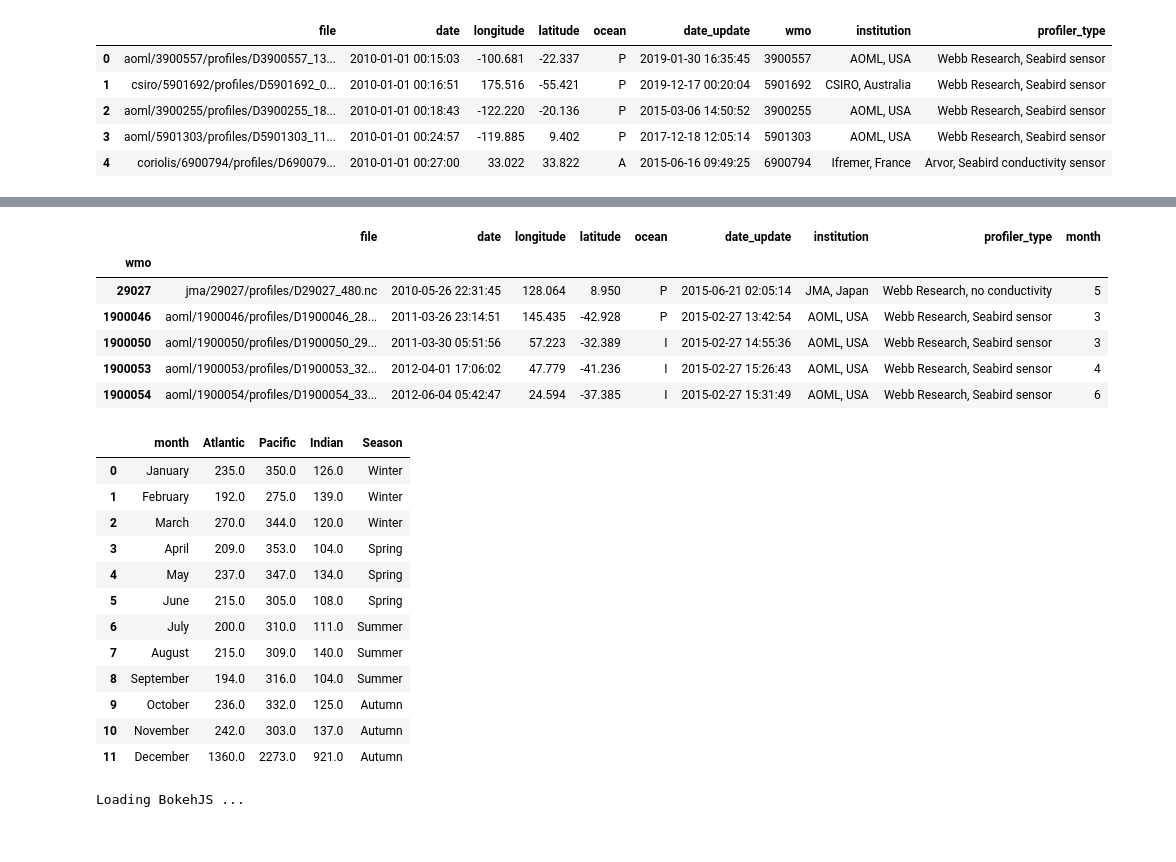
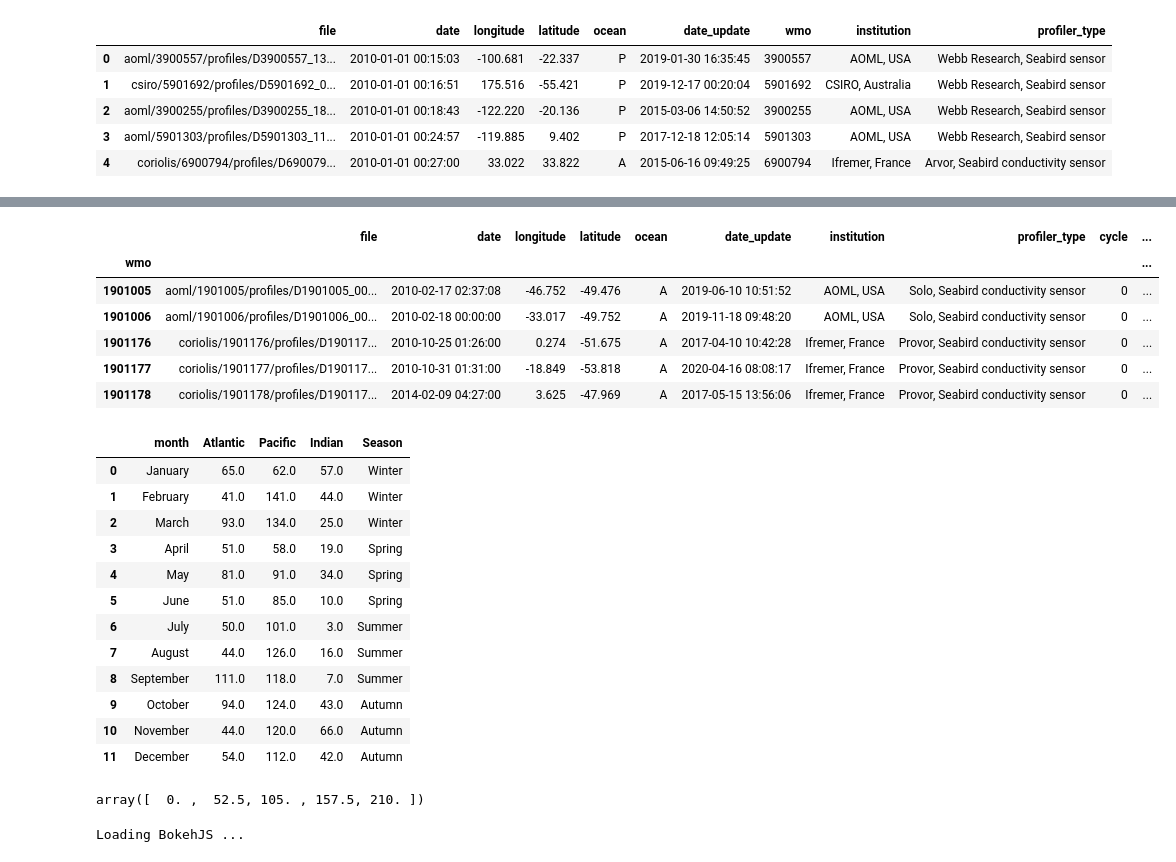
Before and after one commit to quai20/DataViz, a Jupyter notebook: argopy_monthly_dist.ipynb, the cells around one changed output, grey strips where cells are left out. Saved outputs shown, nothing was run; the diff lists cells and outputs as text; code cells hidden in the pictures.

Commit message:
argopy + bokeh monthly dist

```diff
--- a/argopy_monthly_dist.ipynb
+++ b/argopy_monthly_dist.ipynb
@@ -3,7 +3,7 @@ from argopy import IndexFetcher as ArgoIndexFetcher
 import pandas as pd
 import numpy as np
 
-index_loader = ArgoIndexFetcher()
+index_loader = ArgoIndexFetcher(cache=True)
 df=index_loader.region([-180,180,-90.,90.,'2010-01-01','2019-12-31']).to_dataframe()
 df.head()
 # %% [output]
@@ -13,3 +13,11 @@ df.head()
 | 2 | aoml/3900255/profiles/D3900255_18... | 2010-01-01 00:18:43 | -122.220 | -20.136 | P | 2015-03-06 14:50:52 | 3900255 | AOML, USA | Webb Research, Seabird sensor |
 | 3 | aoml/5901303/profiles/D5901303_11... | 2010-01-01 00:24:57 | -119.885 | 9.402 | P | 2017-12-18 12:05:14 | 5901303 | AOML, USA | Webb Research, Seabird sensor |
 | 4 | coriolis/6900794/profiles/D690079... | 2010-01-01 00:27:00 | 33.022 | 33.822 | A | 2015-06-16 09:49:25 | 6900794 | Ifremer, France | Arvor, Seabird conductivity sensor |
+# %%
+#extract cycle
+import re
+df['cycle']=df.file.apply(lambda x: int(re.split(r'[.D]',re.split('_',x)[1])[0]))
+#extract months
+months=pd.to_datetime(df.date.values).month
+df['month']=months
+df.head()
@@ -16,17 +31,14 @@ df.head()
 # %%
-ldat=df.groupby('wmo').last()
-#extract months
-months=pd.to_datetime(ldat.date.values).month
-ldat['month']=months
+ldat=df.query('cycle == 0').groupby('wmo').last()
 ldat.head(5)
 # %% [output]
-|  | file | date | longitude | latitude | ocean | date_update | institution | profiler_type | month |
-| wmo |  |  |  |  |  |  |  |  |  |
-| 29027 | jma/29027/profiles/D29027_480.nc | 2010-05-26 22:31:45 | 128.064 | 8.950 | P | 2015-06-21 02:05:14 | JMA, Japan | Webb Research, no conductivity | 5 |
-| 1900046 | aoml/1900046/profiles/D1900046_28... | 2011-03-26 23:14:51 | 145.435 | -42.928 | P | 2015-02-27 13:42:54 | AOML, USA | Webb Research, Seabird sensor | 3 |
-| 1900050 | aoml/1900050/profiles/D1900050_29... | 2011-03-30 05:51:56 | 57.223 | -32.389 | I | 2015-02-27 14:55:36 | AOML, USA | Webb Research, Seabird sensor | 3 |
-| 1900053 | aoml/1900053/profiles/D1900053_32... | 2012-04-01 17:06:02 | 47.779 | -41.236 | I | 2015-02-27 15:26:43 | AOML, USA | Webb Research, Seabird sensor | 4 |
-| 1900054 | aoml/1900054/profiles/D1900054_33... | 2012-06-04 05:42:47 | 24.594 | -37.385 | I | 2015-02-27 15:31:49 | AOML, USA | Webb Research, Seabird sensor | 6 |
+|  | file | date | longitude | latitude | ocean | date_update | institution | profiler_type | cycle | ... |
+| wmo |  |  |  |  |  |  |  |  |  | ... |
+| 1901005 | aoml/1901005/profiles/D1901005_00... | 2010-02-17 02:37:08 | -46.752 | -49.476 | A | 2019-06-10 10:51:52 | AOML, USA | Solo, Seabird conductivity sensor | 0 | ... |
+| 1901006 | aoml/1901006/profiles/D1901006_00... | 2010-02-18 00:00:00 | -33.017 | -49.752 | A | 2019-11-18 09:48:20 | AOML, USA | Solo, Seabird conductivity sensor | 0 | ... |
+| 1901176 | coriolis/1901176/profiles/D190117... | 2010-10-25 01:26:00 | 0.274 | -51.675 | A | 2017-04-10 10:42:28 | Ifremer, France | Provor, Seabird conductivity sensor | 0 | ... |
+| 1901177 | coriolis/1901177/profiles/D190117... | 2010-10-31 01:31:00 | -18.849 | -53.818 | A | 2020-04-16 08:08:17 | Ifremer, France | Provor, Seabird conductivity sensor | 0 | ... |
+| 1901178 | coriolis/1901178/profiles/D190117... | 2014-02-09 04:27:00 | 3.625 | -47.969 | A | 2017-05-15 13:56:06 | Ifremer, France | Provor, Seabird conductivity sensor | 0 | ... |
 # %%
 # For future plot
 month_name=['January','February','March','April','May','June','July','August','September','October','November','December']
@@ -53,18 +65,22 @@ df = pd.DataFrame(data=d)
 df
 # %% [output]
 |  | month | Atlantic | Pacific | Indian | Season |
-| 0 | January | 235.0 | 350.0 | 126.0 | Winter |
-| 1 | February | 192.0 | 275.0 | 139.0 | Winter |
-| 2 | March | 270.0 | 344.0 | 120.0 | Winter |
-| 3 | April | 209.0 | 353.0 | 104.0 | Spring |
-| 4 | May | 237.0 | 347.0 | 134.0 | Spring |
-| 5 | June | 215.0 | 305.0 | 108.0 | Spring |
-| 6 | July | 200.0 | 310.0 | 111.0 | Summer |
-| 7 | August | 215.0 | 309.0 | 140.0 | Summer |
-| 8 | September | 194.0 | 316.0 | 104.0 | Summer |
-| 9 | October | 236.0 | 332.0 | 125.0 | Autumn |
-| 10 | November | 242.0 | 303.0 | 137.0 | Autumn |
-| 11 | December | 1360.0 | 2273.0 | 921.0 | Autumn |
+| 0 | January | 65.0 | 62.0 | 57.0 | Winter |
+| 1 | February | 41.0 | 141.0 | 44.0 | Winter |
+| 2 | March | 93.0 | 134.0 | 25.0 | Winter |
+| 3 | April | 51.0 | 58.0 | 19.0 | Spring |
+| 4 | May | 81.0 | 91.0 | 34.0 | Spring |
+| 5 | June | 51.0 | 85.0 | 10.0 | Spring |
+| 6 | July | 50.0 | 101.0 | 3.0 | Summer |
+| 7 | August | 44.0 | 126.0 | 16.0 | Summer |
+| 8 | September | 111.0 | 118.0 | 7.0 | Summer |
+| 9 | October | 94.0 | 124.0 | 43.0 | Autumn |
+| 10 | November | 44.0 | 120.0 | 66.0 | Autumn |
+| 11 | December | 54.0 | 112.0 | 42.0 | Autumn |
+# %%
+np.array(labels)*a
+# %% [output]
+array([  0. ,  52.5, 105. , 157.5, 210. ])
 # %%
 from bokeh.plotting import figure, show
 from bokeh.models import Label
```
Also changed, not shown: parts of 2 cells of this notebook.
